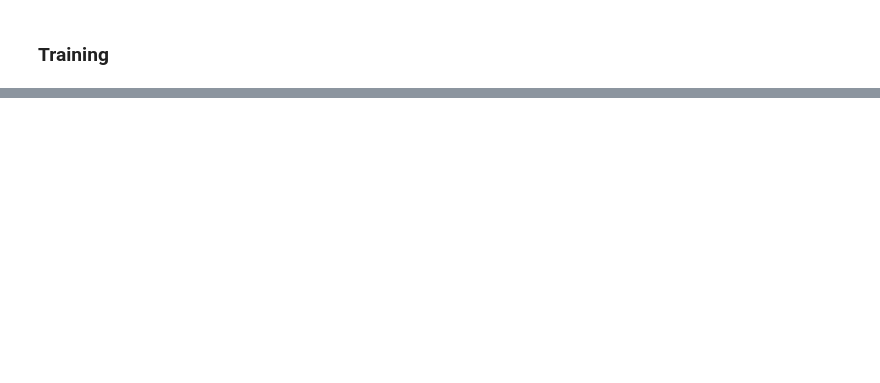
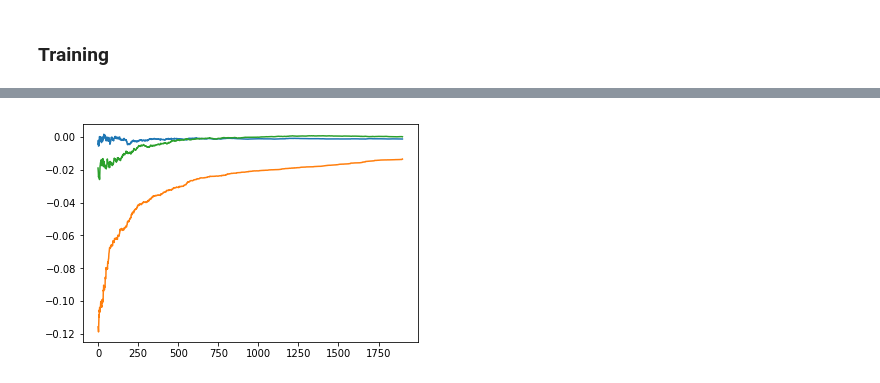
Before and after one commit to cstorm125/rl_trader, a Jupyter notebook: position_sandbox.ipynb, the cells around one changed output, grey strips where cells are left out. Saved outputs shown, nothing was run; the diff lists cells and outputs as text; code cells hidden in the pictures; blank space fills up the shorter version.

```diff
--- a/position_sandbox.ipynb
+++ b/position_sandbox.ipynb
@@ -200,6 +296,6 @@ a = VanillaQAgent(replay_memory = mem)
 # %%
 state = env.reset()
-for i in trange(100000):
+for i in trange(10000):
     #select action
     action = a.act(state,i)
 
@@ -210,0 +323,24 @@ for i in trange(100000):
+# %%
+model_sharpes = []
+buy_sharpes = []
+mom_sharpes = []
+model_returns = []
+buy_returns = []
+mom_returns = []
+
+for i in trange(100,2000):
+    env.idx = i
+    model_sharpes.append(model_eval(env)[0])
+    buy_sharpes.append(buy_eval(env)[0])
+    mom_sharpes.append(momentum_eval(env)[0])
+
+    model_returns.append(model_eval(env)[1])
+    buy_returns.append(buy_eval(env)[1])
+    mom_returns.append(momentum_eval(env)[1])
+# %%
+plt.plot(model_sharpes)
+plt.plot(buy_sharpes)
+plt.plot(mom_sharpes)
+plt.show()
+# %% [output]
+[figure, added]
```
Also changed, not shown: parts of 62 cells of this notebook, 6 other files.
